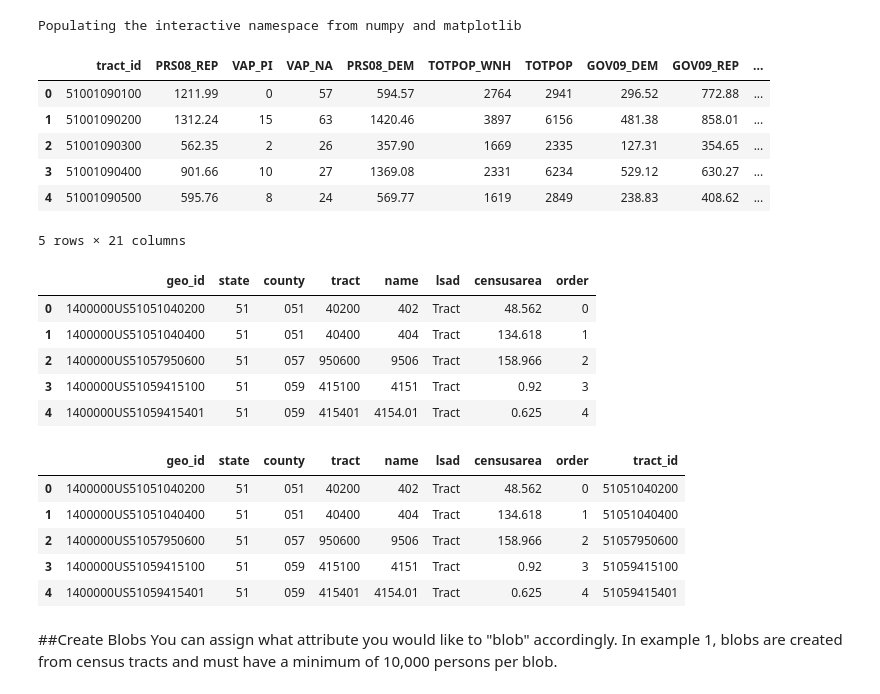
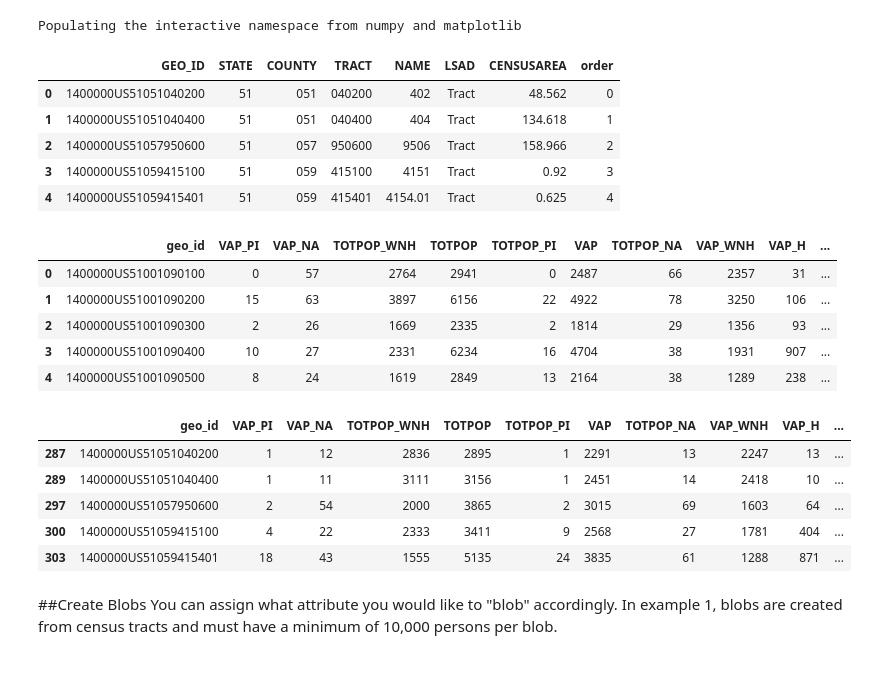
Before and after one commit to ChicagoHarris/blobs, a Jupyter notebook: tutorials/Blob Example-Virginia.ipynb, the cells around one changed output. Saved outputs shown, nothing was run; the diff lists cells and outputs as text; code cells hidden in the pictures.

```diff
--- a/tutorials/Blob Example-Virginia.ipynb
+++ b/tutorials/Blob Example-Virginia.ipynb
@@ -20,6 +20,10 @@ root = os.getcwd()
 %pylab inline
 SHAPE_FILE = root + '/virginia_tracts.shp'
 DBF_FILE = root + '/virginia_tracts.dbf'
+DATA_FILE = root + '/virginia_weighted.csv'
+WEIGHT_FILE = None #root + 'zip_code/custom_zip_weight_file.gal'
+SHAPE_GEO_ID = 'GEO_ID'
+DATA_GEO_ID = 'geo_id'
 # %% [output]
 Populating the interactive namespace from numpy and matplotlib
 # %%
@@ -31,8 +35,6 @@ dbf = ps.open(DBF_FILE)
 cols = np.array([dbf.by_col(col) for col in dbf.header]).T
 df = pd.DataFrame(cols)
 df.columns = dbf.header
-df.columns = df.columns.map(lambda x: x.lower())
-# df.commarea = df.commarea.astype('int')
 df['order'] = df.index
 # %%
 # Assign spatial weight for census tracts.
@@ -40,24 +46,45 @@ w=ps.open(root + '/tracts/CensusTractsTIGER2010.gal').read()
 # %%
 # Initialize sample 311 call data from CSV file.
-init_calls = pd.read_csv(root + '/by_tract_clean.csv', dtype=object)
+init_calls = pd.read_csv(DATA_FILE, dtype=object)
 for c in init_calls.columns[1:]:
     init_calls[c] = init_calls[c].astype('float')
+# %%
+df.head()
+# %% [output]
+|  | GEO_ID | STATE | COUNTY | TRACT | NAME | LSAD | CENSUSAREA | order |
+| 0 | 1400000US51051040200 | 51 | 051 | 040200 | 402 | Tract | 48.562 | 0 |
+| 1 | 1400000US51051040400 | 51 | 051 | 040400 | 404 | Tract | 134.618 | 1 |
+| 2 | 1400000US51057950600 | 51 | 057 | 950600 | 9506 | Tract | 158.966 | 2 |
+| 3 | 1400000US51059415100 | 51 | 059 | 415100 | 4151 | Tract | 0.92 | 3 |
+| 4 | 1400000US51059415401 | 51 | 059 | 415401 | 4154.01 | Tract | 0.625 | 4 |
 # %%
 init_calls.head()
 # %% [output]
-|  | tract_id | PRS08_REP | VAP_PI | VAP_NA | PRS08_DEM | TOTPOP_WNH | TOTPOP | GOV09_DEM | GOV09_REP | ... |
-| 0 | 51001090100 | 1211.99 | 0 | 57 | 594.57 | 2764 | 2941 | 296.52 | 772.88 | ... |
-| 1 | 51001090200 | 1312.24 | 15 | 63 | 1420.46 | 3897 | 6156 | 481.38 | 858.01 | ... |
-| 2 | 51001090300 | 562.35 | 2 | 26 | 357.90 | 1669 | 2335 | 127.31 | 354.65 | ... |
-| 3 | 51001090400 | 901.66 | 10 | 27 | 1369.08 | 2331 | 6234 | 529.12 | 630.27 | ... |
-| 4 | 51001090500 | 595.76 | 8 | 24 | 569.77 | 1619 | 2849 | 238.83 | 408.62 | ... |
+|  | geo_id | VAP_PI | VAP_NA | TOTPOP_WNH | TOTPOP | TOTPOP_PI | VAP | TOTPOP_NA | VAP_WNH | VAP_H | ... |
+| 0 | 1400000US51001090100 | 0 | 57 | 2764 | 2941 | 0 | 2487 | 66 | 2357 | 31 | ... |
+| 1 | 1400000US51001090200 | 15 | 63 | 3897 | 6156 | 22 | 4922 | 78 | 3250 | 106 | ... |
+| 2 | 1400000US51001090300 | 2 | 26 | 1669 | 2335 | 2 | 1814 | 29 | 1356 | 93 | ... |
+| 3 | 1400000US51001090400 | 10 | 27 | 2331 | 6234 | 16 | 4704 | 38 | 1931 | 907 | ... |
+| 4 | 1400000US51001090500 | 8 | 24 | 1619 | 2849 | 13 | 2164 | 38 | 1289 | 238 | ... |
-5 rows × 21 columns
+# %%
+# Format data and merge on shapefile IDs
+ordered_tracts = pd.DataFrame(df.loc[:,[SHAPE_GEO_ID, 'order']])
+calls = pd.merge(init_calls, ordered_tracts, how='right', left_on=DATA_GEO_ID,
+    right_on= SHAPE_GEO_ID, sort=False).fillna(0).sort(['order'])
+calls = calls.drop(['order', 'GEO_ID'],1)
+
+class bd:
+  data = calls
+  w = w
+  shp_link = shp_link
+  id = 'geo_id'
+  level = 'tract'
 # %%
-df.head()
+calls.head()
 # %% [output]
-|  | geo_id | state | county | tract | name | lsad | censusarea | order |
-| 0 | 1400000US51051040200 | 51 | 051 | 40200 | 402 | Tract | 48.562 | 0 |
-| 1 | 1400000US51051040400 | 51 | 051 | 40400 | 404 | Tract | 134.618 | 1 |
-| 2 | 1400000US51057950600 | 51 | 057 | 950600 | 9506 | Tract | 158.966 | 2 |
-| 3 | 1400000US51059415100 | 51 | 059 | 415100 | 4151 | Tract | 0.92 | 3 |
-| 4 | 1400000US51059415401 | 51 | 059 | 415401 | 4154.01 | Tract | 0.625 | 4 |
+|  | geo_id | VAP_PI | VAP_NA | TOTPOP_WNH | TOTPOP | TOTPOP_PI | VAP | TOTPOP_NA | VAP_WNH | VAP_H | ... |
+| 287 | 1400000US51051040200 | 1 | 12 | 2836 | 2895 | 1 | 2291 | 13 | 2247 | 13 | ... |
+| 289 | 1400000US51051040400 | 1 | 11 | 3111 | 3156 | 1 | 2451 | 14 | 2418 | 10 | ... |
+| 297 | 1400000US51057950600 | 2 | 54 | 2000 | 3865 | 2 | 3015 | 69 | 1603 | 64 | ... |
+| 300 | 1400000US51059415100 | 4 | 22 | 2333 | 3411 | 9 | 2568 | 27 | 1781 | 404 | ... |
+| 303 | 1400000US51059415401 | 18 | 43 | 1555 | 5135 | 24 | 3835 | 61 | 1288 | 871 | ... |
@@ -71,9 +90,0 @@ df['tract_id'] = df['geo_id'].apply(get_tract)
-# %%
-df.head()
-# %% [output]
-|  | geo_id | state | county | tract | name | lsad | censusarea | order | tract_id |
-| 0 | 1400000US51051040200 | 51 | 051 | 40200 | 402 | Tract | 48.562 | 0 | 51051040200 |
-| 1 | 1400000US51051040400 | 51 | 051 | 40400 | 404 | Tract | 134.618 | 1 | 51051040400 |
-| 2 | 1400000US51057950600 | 51 | 057 | 950600 | 9506 | Tract | 158.966 | 2 | 51057950600 |
-| 3 | 1400000US51059415100 | 51 | 059 | 415100 | 4151 | Tract | 0.92 | 3 | 51059415100 |
-| 4 | 1400000US51059415401 | 51 | 059 | 415401 | 4154.01 | Tract | 0.625 | 4 | 51059415401 |
```
Also changed, not shown: parts of 7 cells of this notebook, 2 other files.
